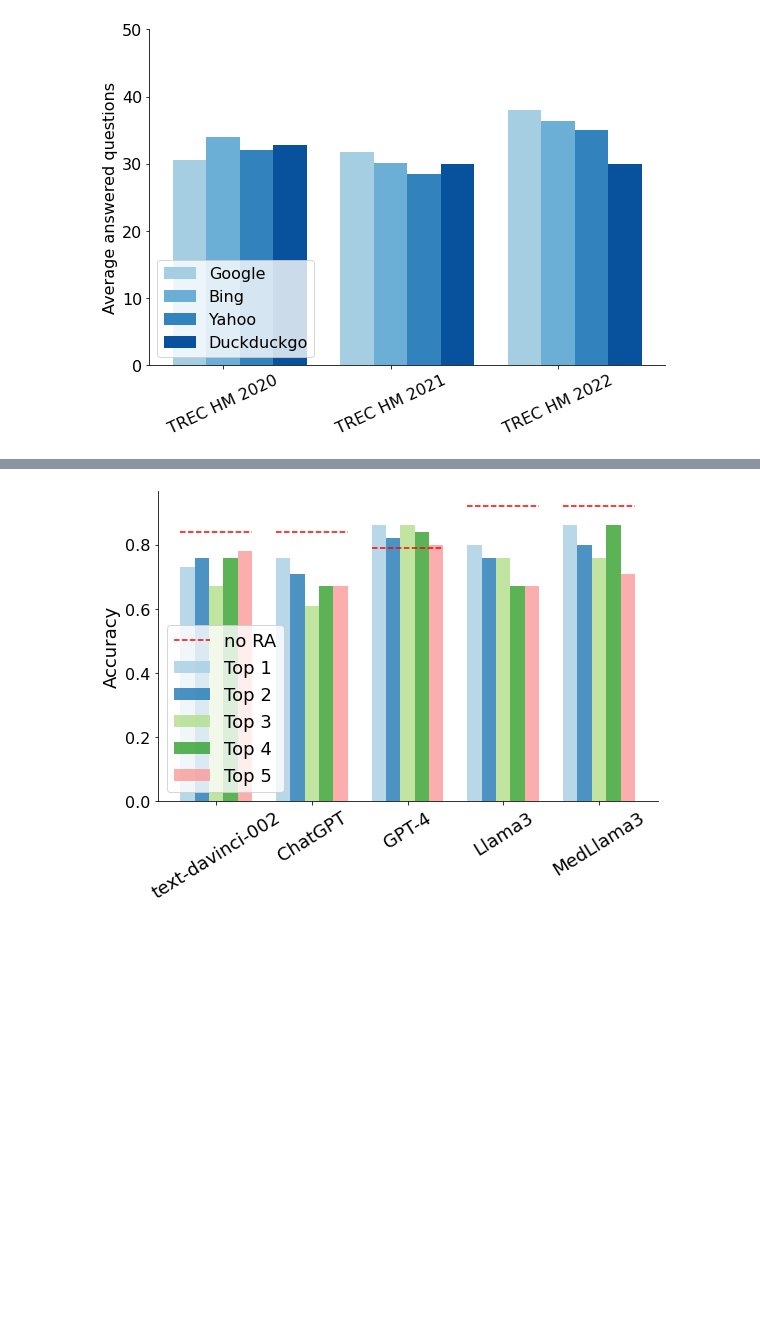
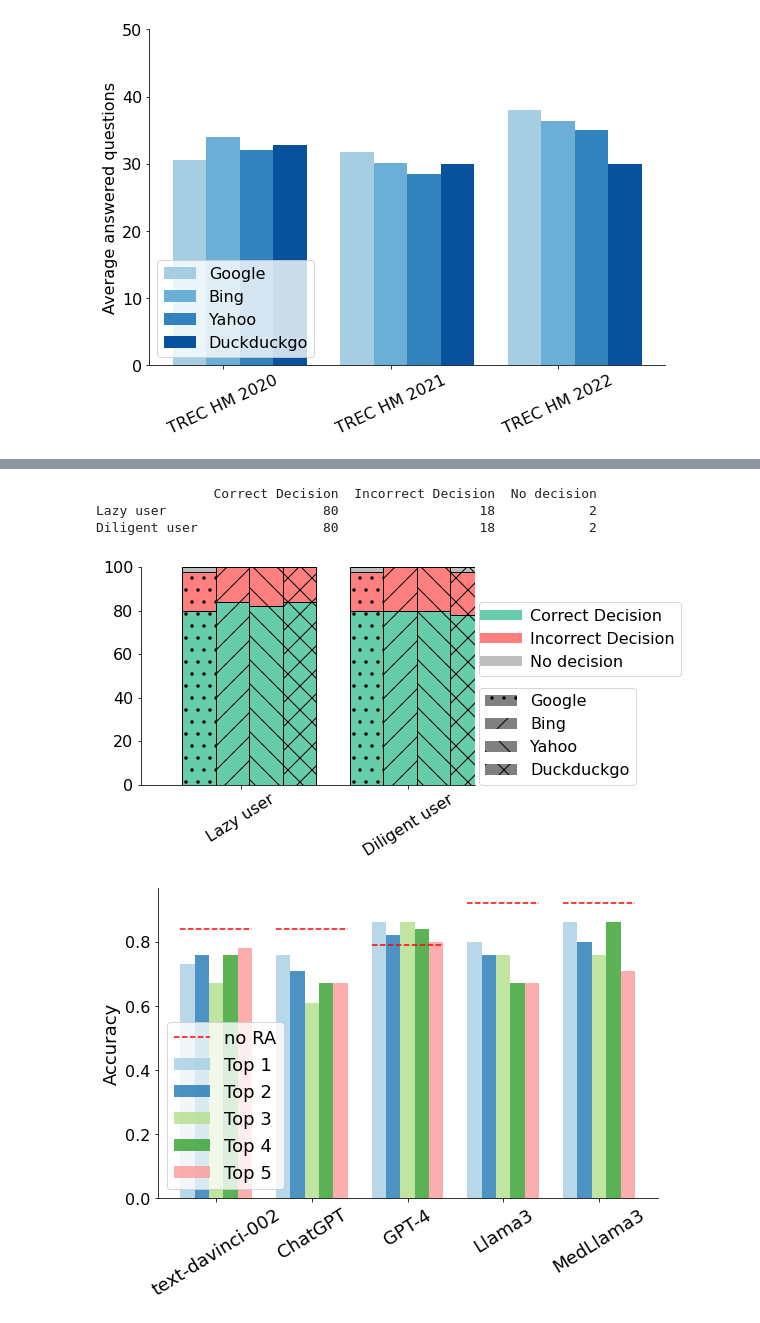
Before and after one commit to MarcosFP97/information-seeking-health, a Jupyter notebook: src/SEs/figs/search-engines-graphs.ipynb, the cells around one changed output, grey strips where cells are left out. Saved outputs shown, nothing was run; the diff lists cells and outputs as text; code cells hidden in the pictures; blank space fills up the shorter version.

```diff
--- a/src/SEs/figs/search-engines-graphs.ipynb
+++ b/src/SEs/figs/search-engines-graphs.ipynb
@@ -168,3 +172,30 @@ TREC HM 2022                80                  18            2
+# %%
+#### TREC 2022
+
+google = pd.DataFrame([[80, 18, 2], [80, 18, 2]],
+                   index=["Lazy user", "Diligent user"],
+                   columns=["Correct Decision", "Incorrect Decision", "No decision"])
+bing = pd.DataFrame([[84, 16, 0], [80, 20, 0]],
+                   index=["Lazy user", "Diligent user"],
+                   columns=["Correct Decision", "Incorrect Decision", "No decision"])
+yahoo = pd.DataFrame([[82, 18, 0], [80, 20, 0]],
+                   index=["Lazy user", "Diligent user"],
+                   columns=["Correct Decision", "Incorrect Decision", "No decision"])
+
+duckduckgo = pd.DataFrame([[84, 16, 0], [78, 20, 2]],
+                   index=["Lazy user", "Diligent user"],
+                   columns=["Correct Decision", "Incorrect Decision", "No decision"])
+
+print(google)
+
+# Then, just call :
+plot_clustered_stacked([google, bing, yahoo, duckduckgo],["Google", "Bing", "Yahoo", "Duckduckgo"])
+plt.savefig('trec-2022.png', bbox_inches='tight')
+# %% [output]
+               Correct Decision  Incorrect Decision  No decision
+Lazy user                    80                  18            2
+Diligent user                80                  18            2
+[figure, added]
 # %%
 import matplotlib.pyplot as plt
 import numpy as np
```
Also changed, not shown: parts of 3 cells of this notebook, 32 other files.
